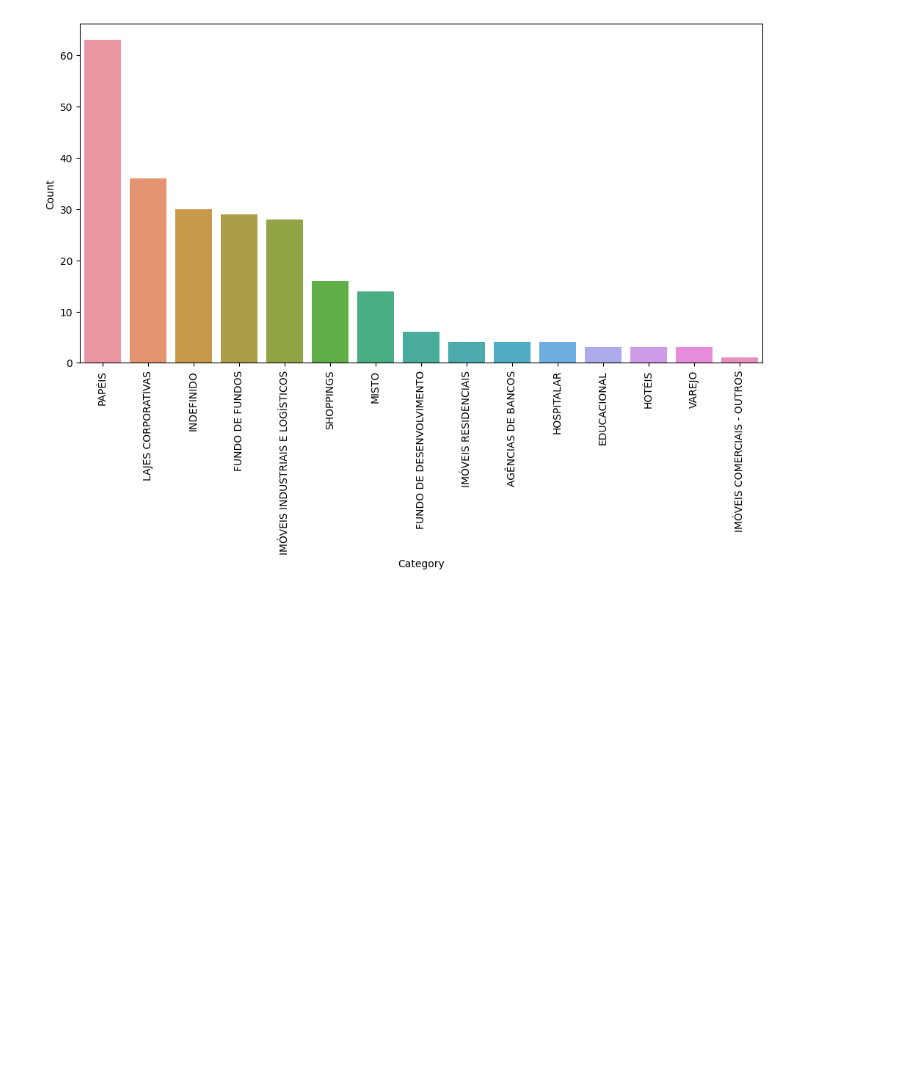
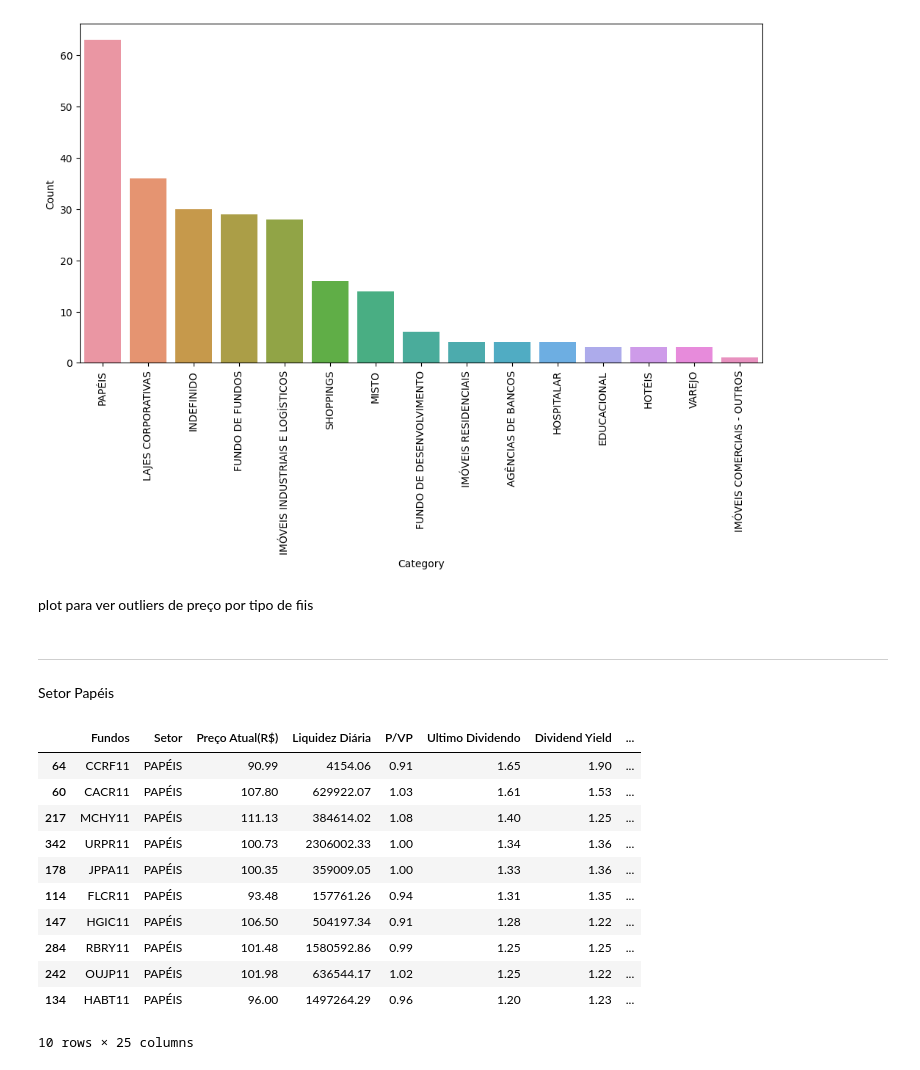
Before and after one commit to Riguini/Fundos-imobiliarios-FIIS-, a Jupyter notebook: FIIS.ipynb, the cells around one changed output. Cells and saved outputs as stored; diff of their text form; code cells hidden in the pictures; blank space fills up the shorter version.

```diff
--- a/FIIS.ipynb
+++ b/FIIS.ipynb
@@ -253,3 +257,26 @@ plt.ylabel('Count')
 plt.show()
 # %% [output]
 [figure]
+# %% [markdown]
+plot para ver outliers de preço por tipo de fiis
+# %% [markdown]
+___
+# %% [markdown]
+Setor Papéis
+# %%
+df_papeis = df[df['Setor']=='PAPÉIS']
+df_papeis = df_papeis.sort_values(by='Ultimo Dividendo', ascending=False)
+df_papeis.head(10)
+# %% [output]
+|  | Fundos | Setor | Preço Atual(R$) | Liquidez Diária | P/VP | Ultimo Dividendo | Dividend Yield | ... |
+| 64 | CCRF11 | PAPÉIS | 90.99 | 4154.06 | 0.91 | 1.65 | 1.90 | ... |
+| 60 | CACR11 | PAPÉIS | 107.80 | 629922.07 | 1.03 | 1.61 | 1.53 | ... |
+| 217 | MCHY11 | PAPÉIS | 111.13 | 384614.02 | 1.08 | 1.40 | 1.25 | ... |
+| 342 | URPR11 | PAPÉIS | 100.73 | 2306002.33 | 1.00 | 1.34 | 1.36 | ... |
+| 178 | JPPA11 | PAPÉIS | 100.35 | 359009.05 | 1.00 | 1.33 | 1.36 | ... |
+| 114 | FLCR11 | PAPÉIS | 93.48 | 157761.26 | 0.94 | 1.31 | 1.35 | ... |
+| 147 | HGIC11 | PAPÉIS | 106.50 | 504197.34 | 0.91 | 1.28 | 1.22 | ... |
+| 284 | RBRY11 | PAPÉIS | 101.48 | 1580592.86 | 0.99 | 1.25 | 1.25 | ... |
+| 242 | OUJP11 | PAPÉIS | 101.98 | 636544.17 | 1.02 | 1.25 | 1.22 | ... |
+| 134 | HABT11 | PAPÉIS | 96.00 | 1497264.29 | 0.96 | 1.20 | 1.23 | ... |
+10 rows × 25 columns
```
Also changed, not shown: parts of 16 cells of this notebook.
